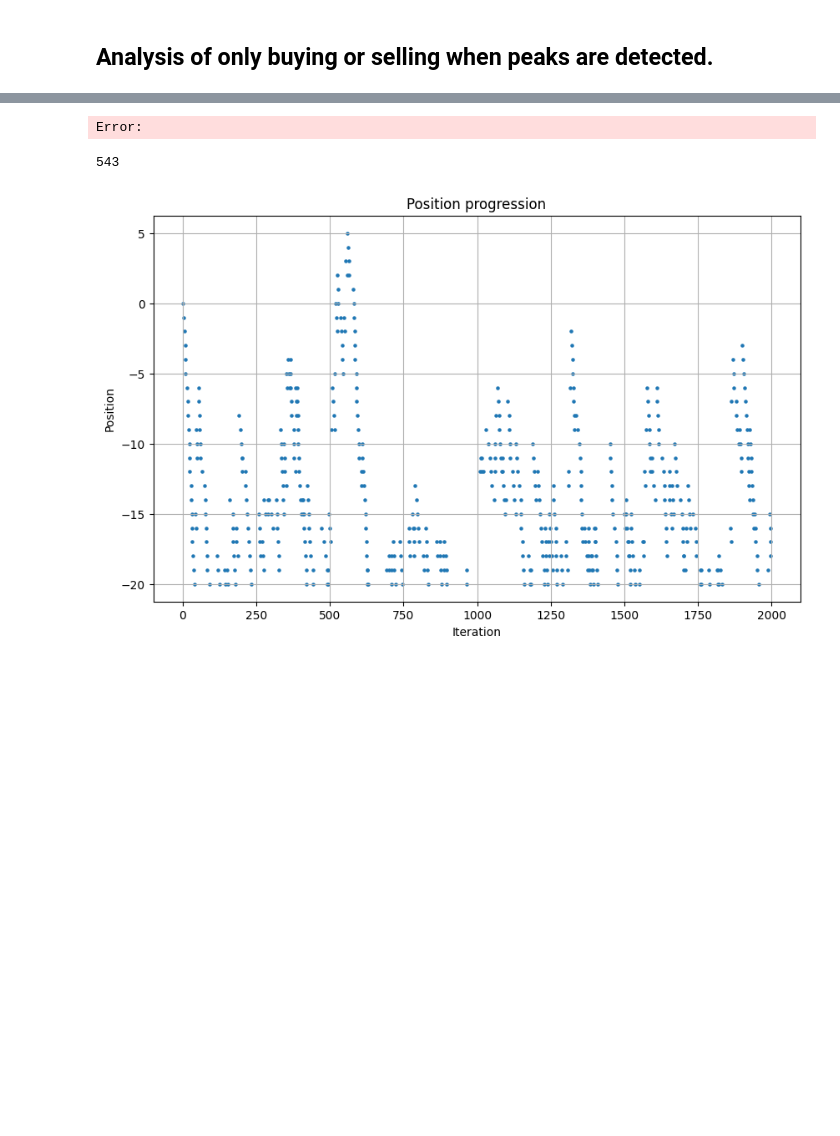
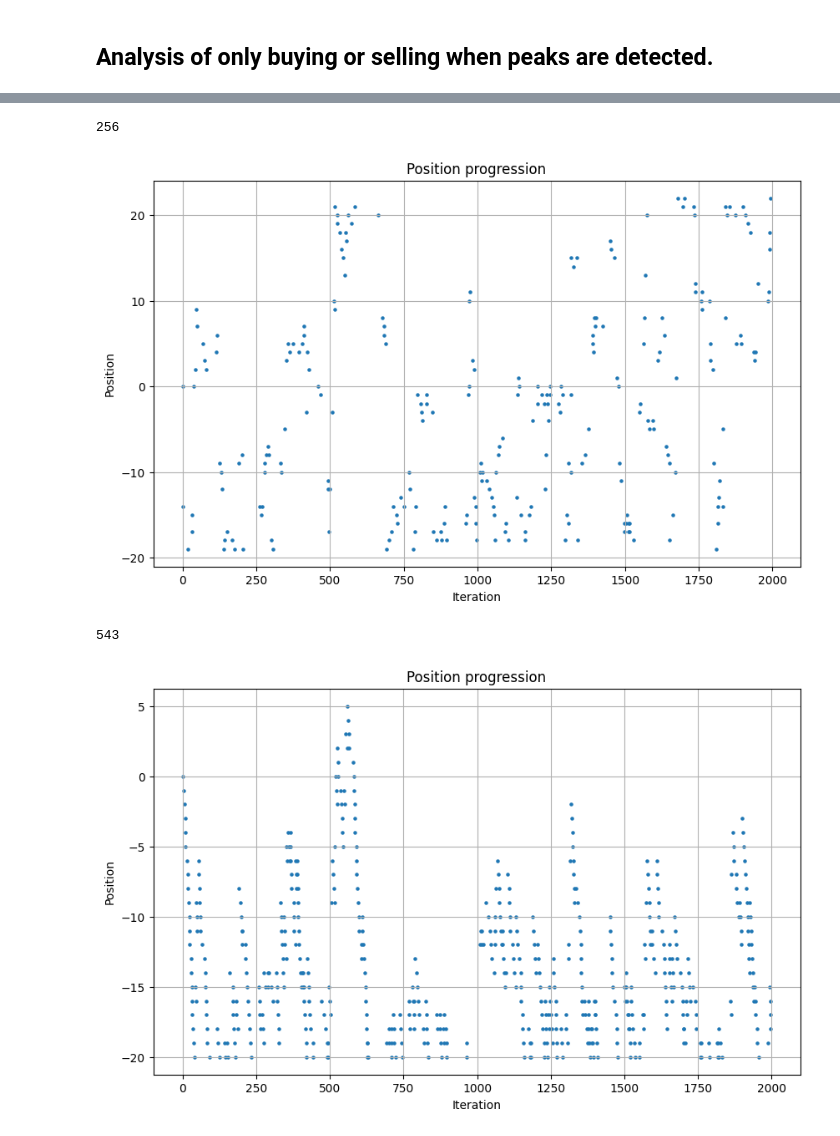
Before and after one commit to masatemma/IMC-Prosperity-MyIsland, a Jupyter notebook: tutorial_round/starfruit_analysis.ipynb, the cells around one changed output, grey strips where cells are left out. Cells and saved outputs as stored; diff of their text form; code cells hidden in the pictures; blank space fills up the shorter version.

```diff
--- a/tutorial_round/starfruit_analysis.ipynb
+++ b/tutorial_round/starfruit_analysis.ipynb
@@ -58,7 +56,7 @@ Error:
 # %%
 regex = re.compile(r'Trade\sHistory:(.*)', re.DOTALL)
 activity_log = ""
-with open('../logs/df246eb5-522c-4a37-b29e-a2f0c6ce821d.log', 'r') as f:
+with open('../tutorial_round/results/trader_test_8.1.log', 'r') as f:
     text = f.read()
     match = regex.search(text)
     activity_log = match.group(1)
@@ -74,34 +72,35 @@ prev_stamp = 0
 for i in range(len(trade_records)):
     trade_i = trade_records[i]
 
     timestamp = trade_i['timestamp']
     if timestamp != prev_stamp and position != positions[-1][1]:
         positions.append((prev_stamp, position))
 
     if trade_i['buyer'] == 'SUBMISSION':
         position += trade_i['quantity']
     elif trade_i['seller'] == 'SUBMISSION':
         position -= trade_i['quantity']
 
     prev_stamp = timestamp
 
 positions = [(int(timestamp/100), position) for timestamp, position in positions ]
 positions = positions[:]
 
 plt.figure(figsize=(10, 6))
 plt.scatter([pos[0] for pos in positions], [pos[1] for pos in positions], s=5)
 
 
 plt.xlabel('Iteration')
 plt.ylabel('Position')
 plt.title('Position progression')
 
 
 plt.grid(True)
 print(len(positions))
 plt.show()
 # %% [output]
-Error:
+256
+[figure, added]
 # %%
 regex = re.compile(r'Trade\sHistory:(.*)', re.DOTALL)
 activity_log = ""
```
Also changed, not shown: parts of 2 cells of this notebook, 6 other files.
